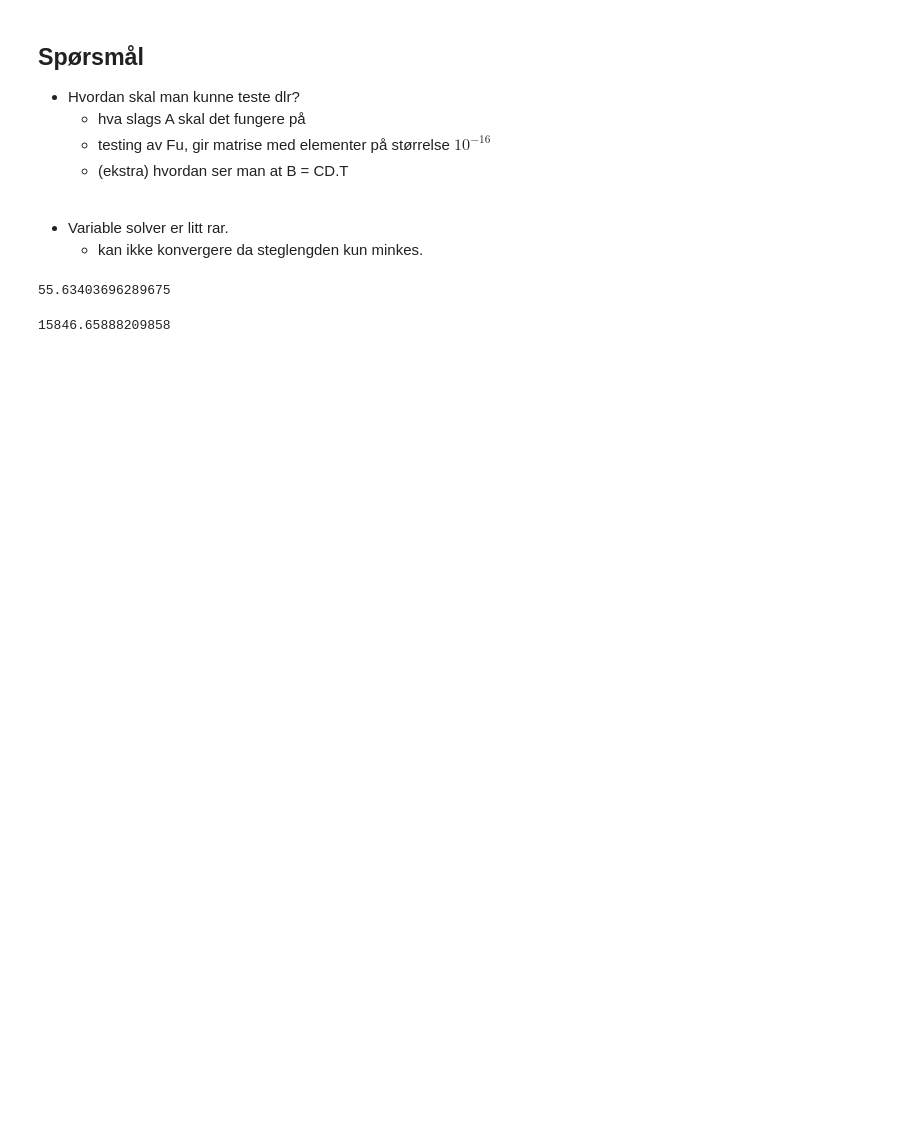
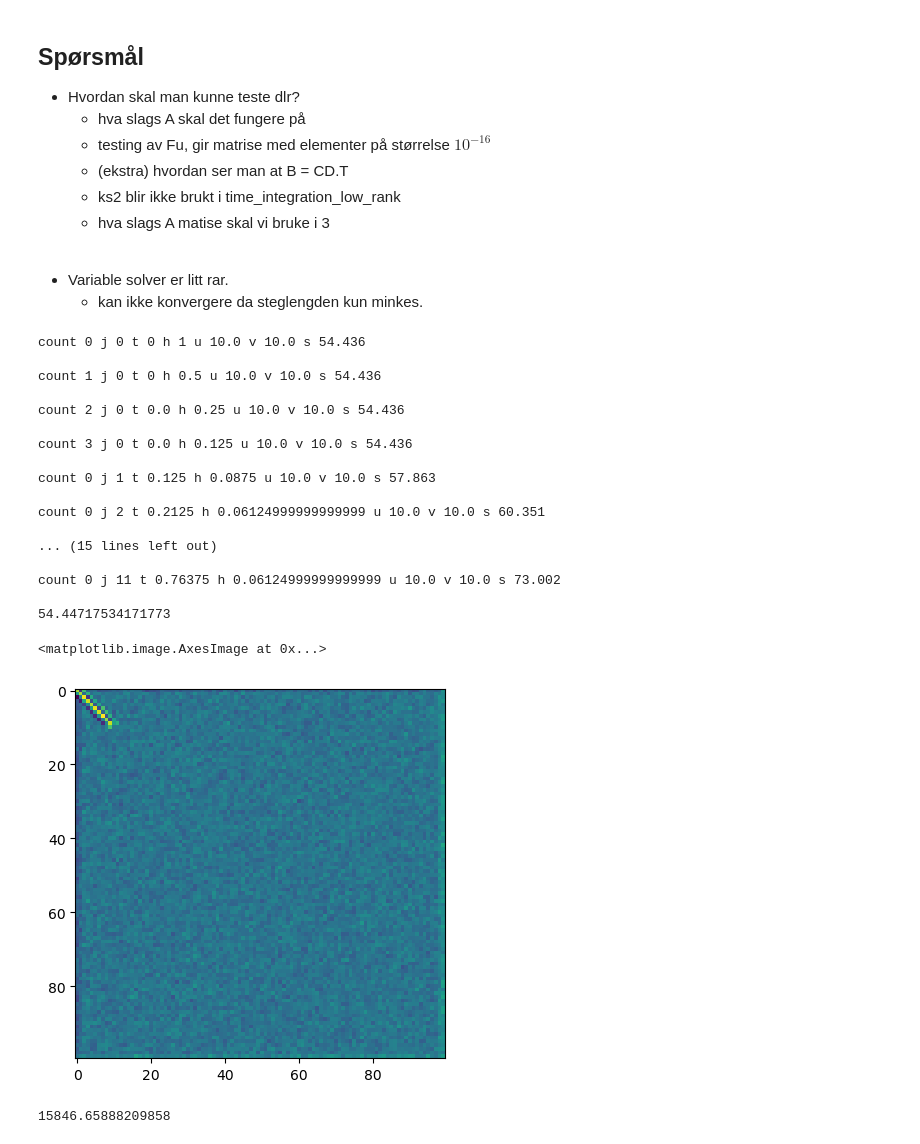
Before and after one commit to albertbayazidi/Dynamic-Low-Rank-Approximations-and-Bidiagonalization, a Jupyter notebook: test.ipynb, the cells around one changed output. Cells and saved outputs as stored; diff of their text form; code cells hidden in the pictures; blank space fills up the shorter version.

```diff
--- a/test.ipynb
+++ b/test.ipynb
@@ -11,6 +12,9 @@ import Variable_step_size_integrator as vssi
     - hva slags A skal det fungere på
     - testing av Fu, gir matrise med elementer på størrelse $10^{-16}$
     - (ekstra) hvordan ser man at B = CD.T
+    - ks2 blir ikke brukt i time_integration_low_rank
+    - hva slags A matise skal vi bruke i 3
+
 <br>
 
 - Variable solver er litt rar.
@@ -27,22 +36,40 @@ A_dot = np.array([[5,2,2],
 # %%
 # test av variable step size integrator for dynamic low rank
 
 t = 1.1
 h = 1
 tol = 10
-k = 50
+k = 100
 tf = 0.8
 
 A = ex.A(0, epsilon = 1/2)
 A_dot = ex.A_dot(0, epsilon = 1/2)
-U, S, V = vssi.construct_U_S_V_0_k(A_dot,3)
+U, S, V = vssi.construct_U_S_V_0_k(k)
 
 Y,j = vssi.variable_solver(0,tf,A_dot,tol,h,dlr.second_order_method,k)
 Yt = vssi.format_result(A_dot,Y)
 
-print(np.linalg.norm(Yt[0,:,:]-A))
+print(np.linalg.norm(Yt[0,:,:]-A,'fro'))
 # %% [output]
-55.63403696289675
+count 0 j 0 t 0 h 1 u 10.0 v 10.0 s 54.436
+
+count 1 j 0 t 0 h 0.5 u 10.0 v 10.0 s 54.436
+
+count 2 j 0 t 0.0 h 0.25 u 10.0 v 10.0 s 54.436
+
+count 3 j 0 t 0.0 h 0.125 u 10.0 v 10.0 s 54.436
+
+count 0 j 1 t 0.125 h 0.0875 u 10.0 v 10.0 s 57.863
+
+count 0 j 2 t 0.2125 h 0.06124999999999999 u 10.0 v 10.0 s 60.351
+
+... (15 lines left out)
+
+count 0 j 11 t 0.76375 h 0.06124999999999999 u 10.0 v 10.0 s 73.002
+
+54.44717534171773
+<matplotlib.image.AxesImage at 0x...>
+[figure, added]
 # %%
 # test av variable step size integrator for time_integration_low_rank.py
 t0 = 0
```
Also changed, not shown: parts of 3 cells of this notebook, 4 other files.
